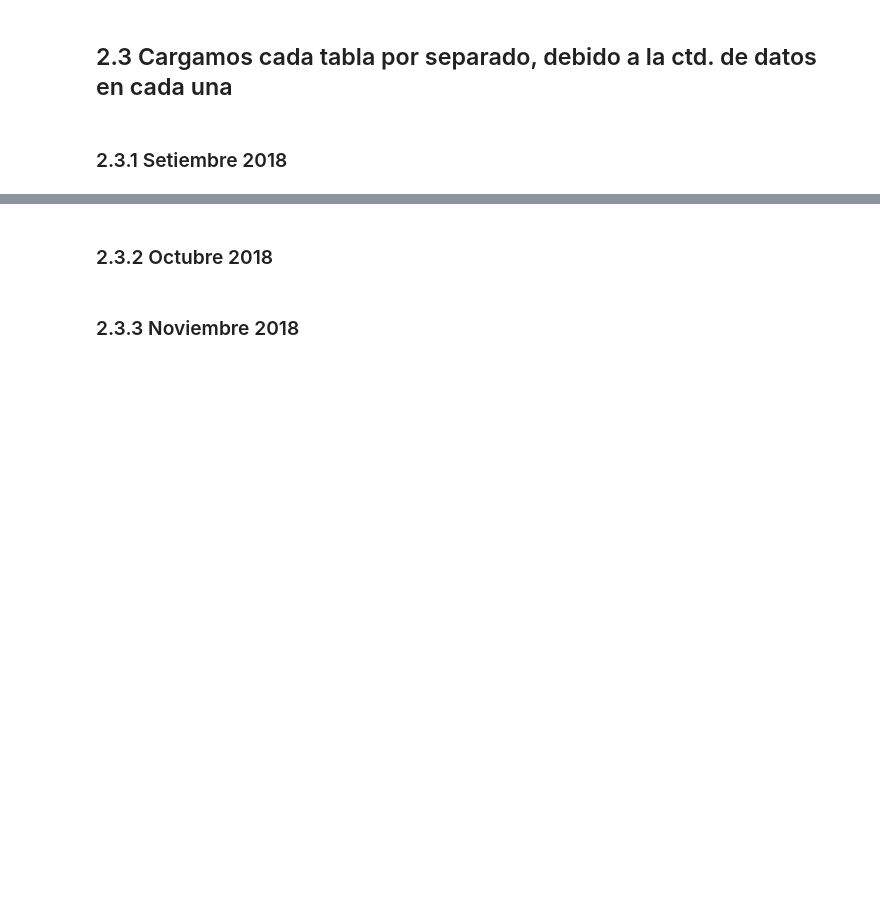
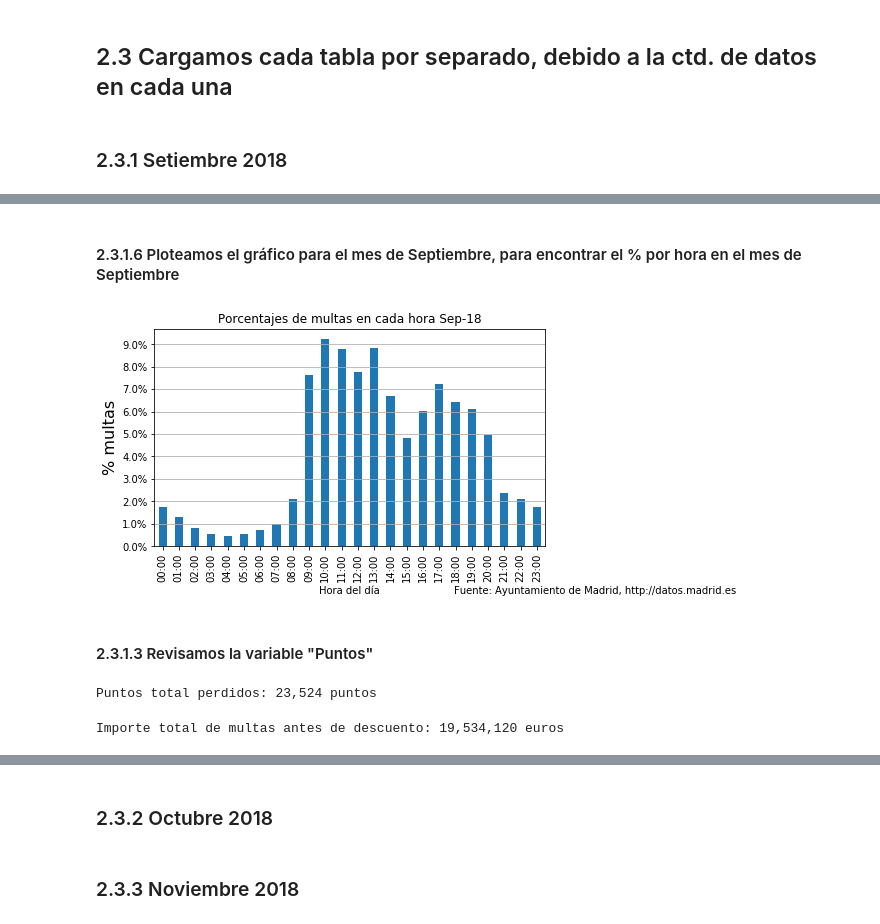
Before and after one commit to edisonsalinas/Proyecto_python, a Jupyter notebook: Trabajo_Final.ipynb, the cells around one changed output, grey strips where cells are left out. Saved outputs shown, nothing was run; the diff lists cells and outputs as text; code cells hidden in the pictures; blank space fills up the shorter version.

```diff
--- a/Trabajo_Final.ipynb
+++ b/Trabajo_Final.ipynb
@@ -135,0 +193,31 @@ set18
+# %% [markdown]
+#### 2.3.1.6 Ploteamos el gráfico para el mes de Septiembre, para encontrar el % por hora en el mes de Septiembre
+# %%
+set18_hist_porcentaje=set18['hora_entera'].value_counts().sort_index(axis=0)/len(set18)*100
+fig = plt.figure(1, (7,4))
+ax = fig.add_subplot(1,1,1)
+ax=set18_hist_porcentaje.plot.bar()
+ax.locator_params(axis='y',nbins=10)
+ax.set_xlabel('Hora del día')
+ax.set_ylabel('% multas',size=16)
+ax.grid(axis='y')
+ax.set_title('Porcentajes de multas en cada hora Sep-18')
+fmt = '%3.1f%%'
+yticks = mtick.FormatStrFormatter(fmt)
+ax.yaxis.set_major_formatter(yticks)
+fig.suptitle('Fuente: Ayuntamiento de Madrid, http://datos.madrid.es',size=10,x=1,y=-0.01)
+fig.savefig('set18_hora_porcentaje_sep18',bbox_inches = 'tight')
+# %% [output]
+[figure, added]
+# %% [markdown]
+#### 2.3.1.3 Revisamos la variable "Puntos"
+# %%
+puntos_totales=set18.PUNTOS.sum()
+print ('Puntos total perdidos: {:,.0f} puntos'.format(puntos_totales))
+# %% [output]
+Puntos total perdidos: 23,524 puntos
+# %%
+euros_totales=set18.IMPORTE_MULTA.sum()
+print ('Importe total de multas antes de descuento: {:,.0f} euros'.format(euros_totales))
+# %% [output]
+Importe total de multas antes de descuento: 19,534,120 euros
```
Also changed, not shown: parts of 26 cells of this notebook.
